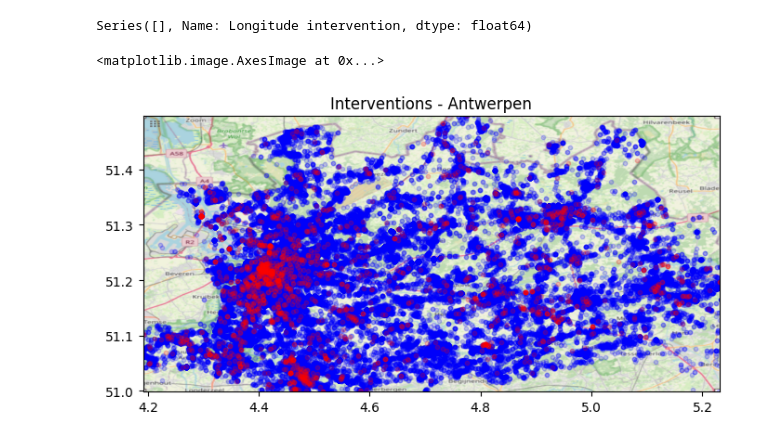
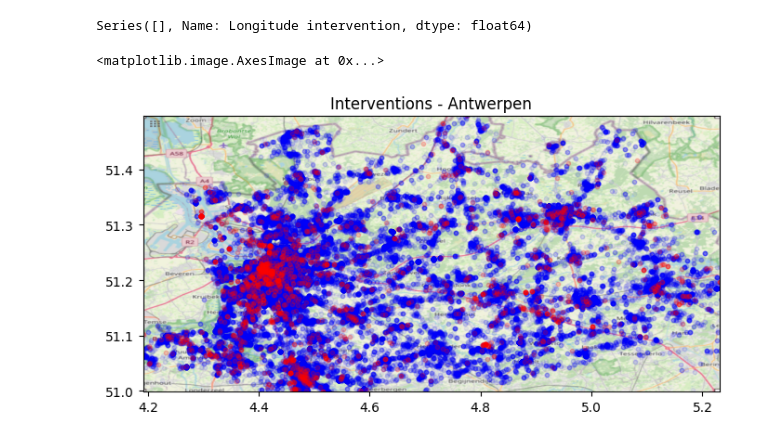
Before and after one commit to TanmayPK/Datathon, a Jupyter notebook: interventions_ant.ipynb, the cells around one changed output. Drawn from its saved outputs; the diff is of its cells as text; code cells hidden in the pictures.

Commit message:
add intervention filtering for one necessitating aeds

```diff
--- a/interventions_ant.ipynb
+++ b/interventions_ant.ipynb
@@ -132,12 +128,12 @@ ant_map = plt.imread('img/ant.png')
 aed = pd.read_csv('antwerpen.csv')
 # %%
 fig, ax = plt.subplots(figsize = (8,7))
-ax.scatter(antwerpen_interventions['Longitude intervention'], antwerpen_interventions['Latitude intervention'], zorder=1, alpha= 0.2, c='b', s=10)
+ax.scatter(antwerpen_interventions['Longitude intervention'][antwerpen_interventions['AED need level']>=3], antwerpen_interventions['Latitude intervention'][antwerpen_interventions['AED need level']>=3], zorder=1, alpha= 0.2, c='b', s=10)
 ax.scatter(aed['lon'], aed['lat'], zorder=1, alpha= 0.2, c='r', s=10)
 ax.set_title('Interventions - Antwerpen')
 ax.set_xlim(BBox[0],BBox[1])
 ax.set_ylim(BBox[2],BBox[3])
 ax.imshow(ant_map, zorder=0, extent = BBox, aspect= 'equal')
 # %% [output]
 <matplotlib.image.AxesImage at 0x...>
-[figure, old version]
+[figure, new version]
```
Also changed, not shown: parts of 3 cells of this notebook, 2 other files.
